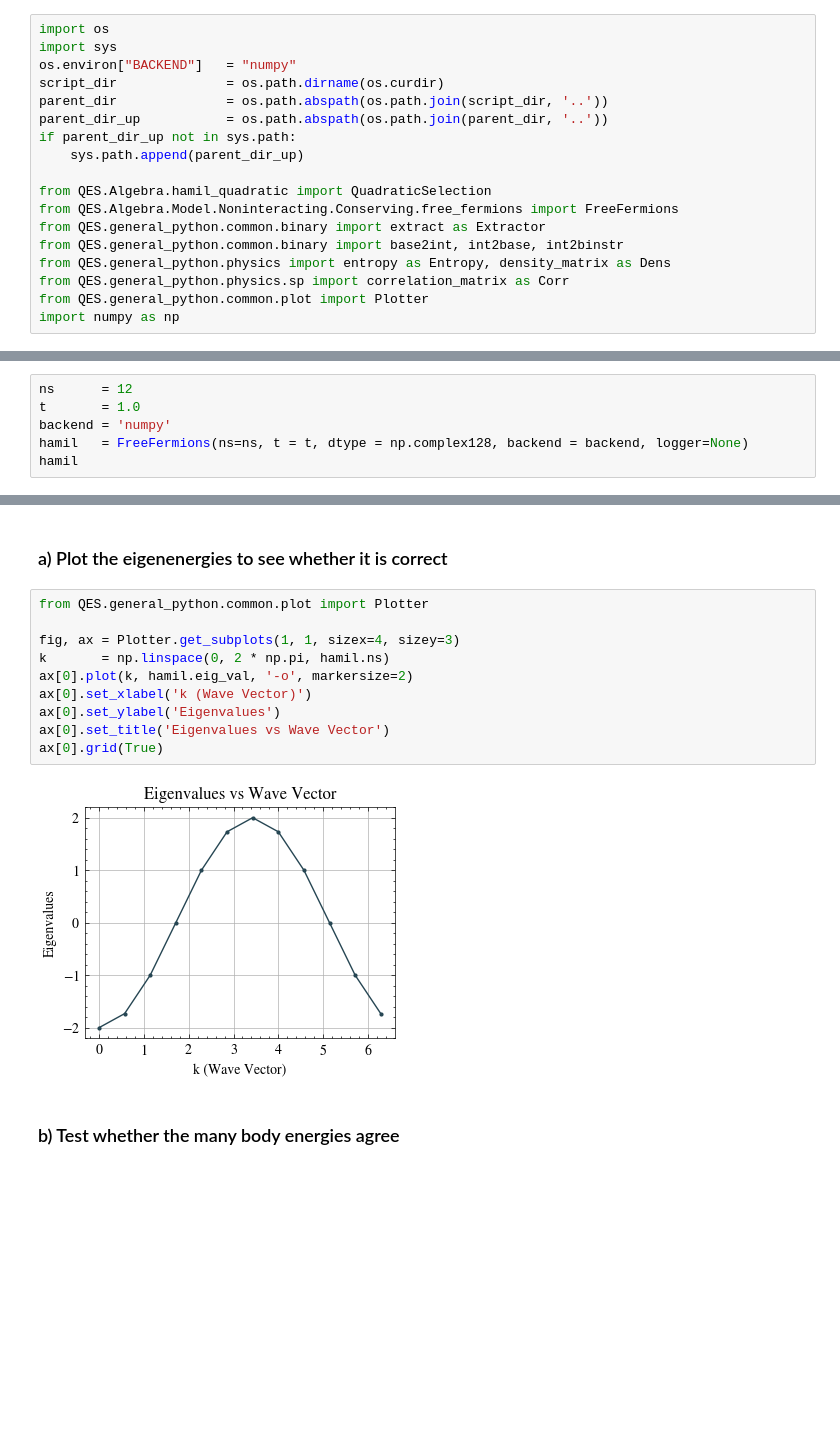
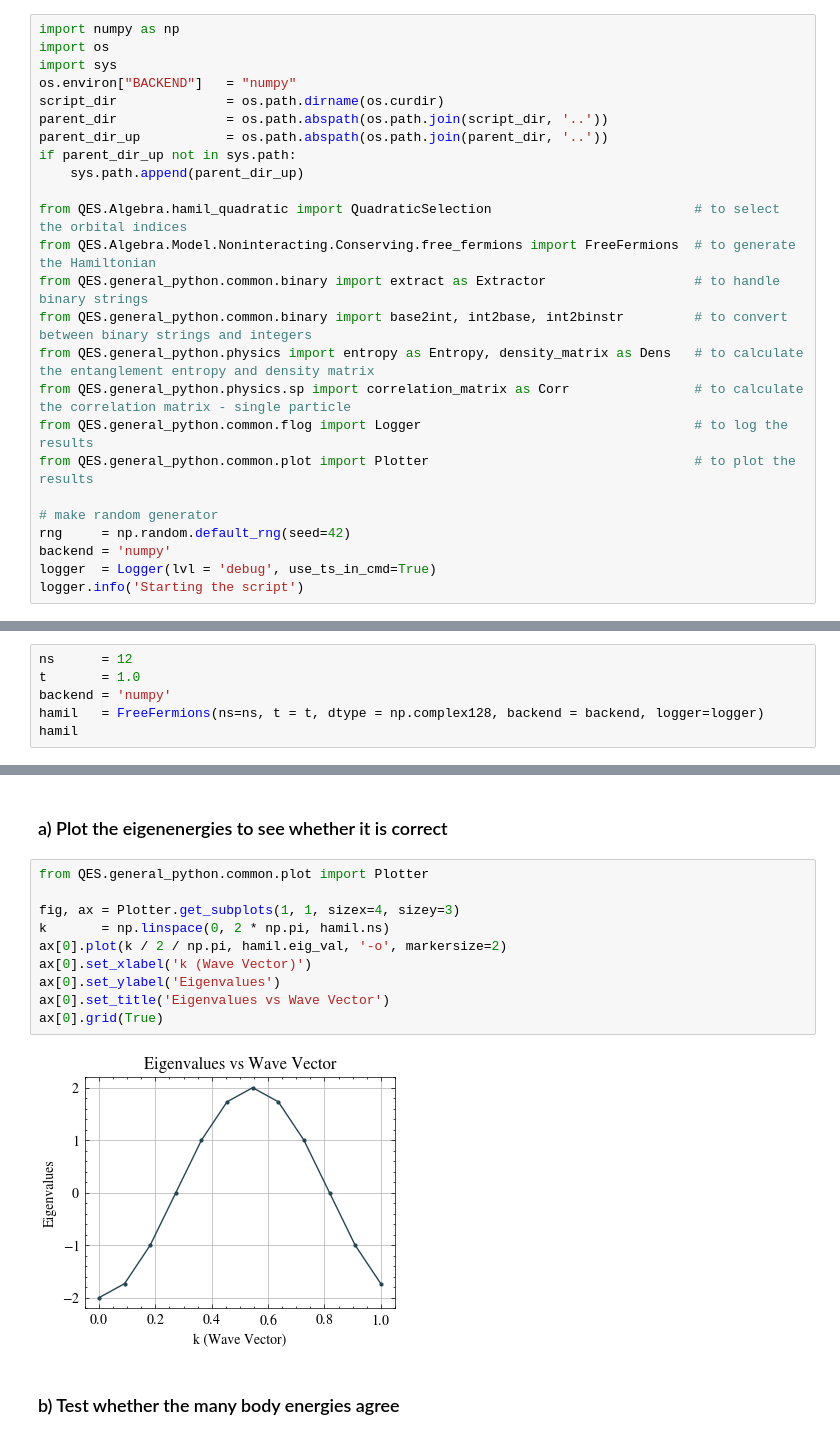
Before and after one commit to makskliczkowski/QuantumEigenSolver, a Jupyter notebook: Python/projects/2025_degenerate_entanglement/free_fermions.ipynb, the cells around one changed output, grey strips where cells are left out. Cells and saved outputs as stored; diff of their text form; blank space fills up the shorter version.

```diff
--- a/Python/projects/2025_degenerate_entanglement/free_fermions.ipynb
+++ b/Python/projects/2025_degenerate_entanglement/free_fermions.ipynb
@@ -1,4 +1,5 @@
 # %%
+import numpy as np
 import os
 import sys
 os.environ["BACKEND"]   = "numpy"
@@ -8,12 +9,18 @@ parent_dir_up           = os.path.abspath(os.path.join(parent_dir, '..'))
 if parent_dir_up not in sys.path:
     sys.path.append(parent_dir_up)
 
-from QES.Algebra.hamil_quadratic import QuadraticSelection
-from QES.Algebra.Model.Noninteracting.Conserving.free_fermions import FreeFermions
-from QES.general_python.common.binary import extract as Extractor
-from QES.general_python.common.binary import base2int, int2base, int2binstr
-from QES.general_python.physics import entropy as Entropy, density_matrix as Dens
-from QES.general_python.physics.sp import correlation_matrix as Corr
-from QES.general_python.common.plot import Plotter
-import numpy as np
+from QES.Algebra.hamil_quadratic import QuadraticSelection                          # to select the orbital indices
+from QES.Algebra.Model.Noninteracting.Conserving.free_fermions import FreeFermions  # to generate the Hamiltonian
+from QES.general_python.common.binary import extract as Extractor                   # to handle binary strings
+from QES.general_python.common.binary import base2int, int2base, int2binstr         # to convert between binary strings and integers
+from QES.general_python.physics import entropy as Entropy, density_matrix as Dens   # to calculate the entanglement entropy and density matrix
+from QES.general_python.physics.sp import correlation_matrix as Corr                # to calculate the correlation matrix - single particle
+from QES.general_python.common.flog import Logger                                   # to log the results
+from QES.general_python.common.plot import Plotter                                  # to plot the results
+
+# make random generator
+rng     = np.random.default_rng(seed=42)
+backend = 'numpy'
+logger  = Logger(lvl = 'debug', use_ts_in_cmd=True)
+logger.info('Starting the script')
 # %% [output]
@@ -40,6 +31,6 @@ Create the Free Fermion Hamiltonian
 ns      = 12
 t       = 1.0
 backend = 'numpy'
-hamil   = FreeFermions(ns=ns, t = t, dtype = np.complex128, backend = backend, logger=None)
+hamil   = FreeFermions(ns=ns, t = t, dtype = np.complex128, backend = backend, logger=logger)
 hamil
 # %% [output]
@@ -52,15 +40,15 @@ FreeFermions(ns=12, t=1.0, constant_offset=0.0)
 # %%
 from QES.general_python.common.plot import Plotter
 
 fig, ax = Plotter.get_subplots(1, 1, sizex=4, sizey=3)
 k       = np.linspace(0, 2 * np.pi, hamil.ns)
-ax[0].plot(k, hamil.eig_val, '-o', markersize=2)
+ax[0].plot(k / 2 / np.pi, hamil.eig_val, '-o', markersize=2)
 ax[0].set_xlabel('k (Wave Vector)')
 ax[0].set_ylabel('Eigenvalues')
 ax[0].set_title('Eigenvalues vs Wave Vector')
 ax[0].grid(True)
 # %% [output]
-[figure, old version]
+[figure, new version]
 # %% [markdown]
 ### b) Test whether the many body energies agree
 # %%
```
Also changed, not shown: parts of 23 cells of this notebook, 4 other files.
